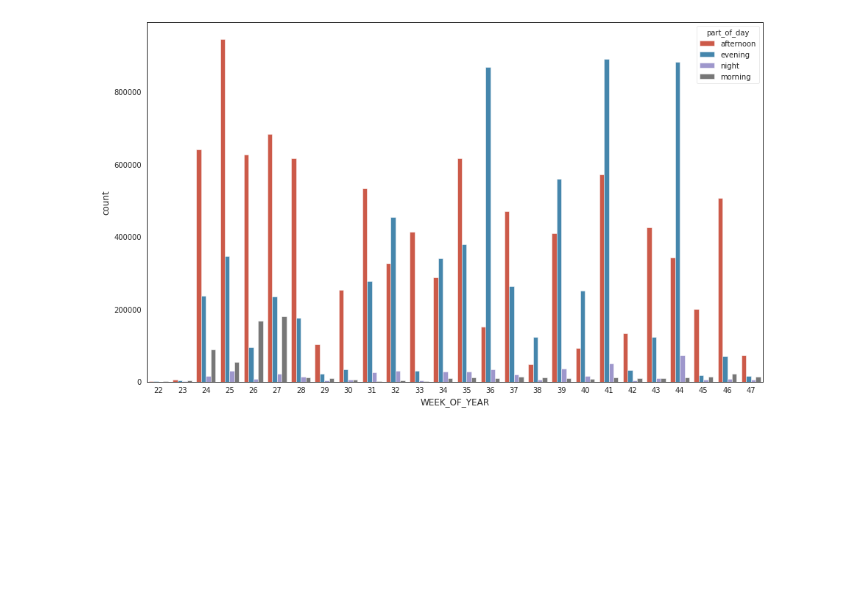
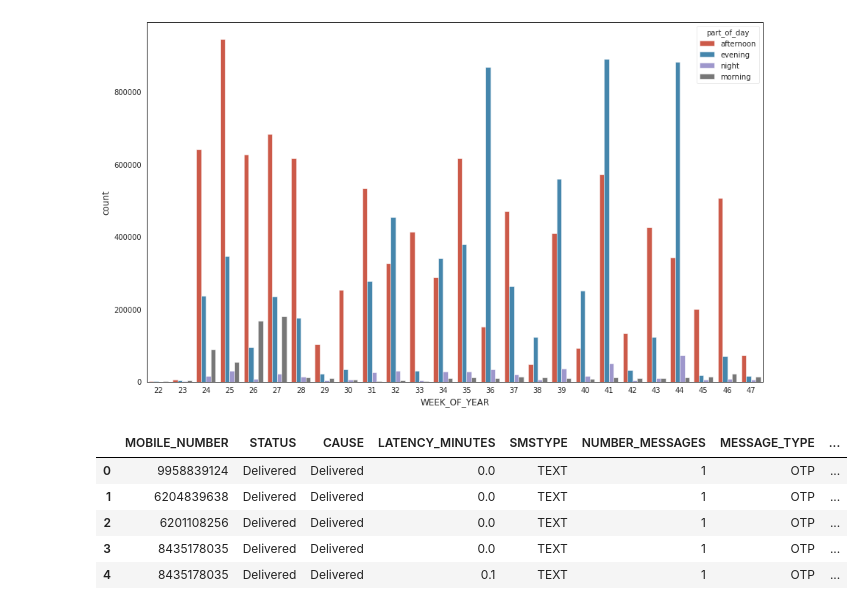
Before and after one commit to asimds/26DECOPFAIL, a Jupyter notebook: CLEANED_MSG_ANALYSIS+.ipynb, the cells around one changed output. Saved outputs shown, nothing was run; the diff lists cells and outputs as text; code cells hidden in the pictures; blank space fills up the shorter version.

```diff
--- a/CLEANED_MSG_ANALYSIS+.ipynb
+++ b/CLEANED_MSG_ANALYSIS+.ipynb
@@ -306,0 +288,9 @@ sns.scatterplot(x='LATENCY_MINUTES',y='NUMBER_MESSAGES',hue='MESSAGE_TYPE',data=
+# %%
+df1.head()
+# %% [output]
+|  | MOBILE_NUMBER | STATUS | CAUSE | LATENCY_MINUTES | SMSTYPE | NUMBER_MESSAGES | MESSAGE_TYPE | ... |
+| 0 | 9958839124 | Delivered | Delivered | 0.0 | TEXT | 1 | OTP | ... |
+| 1 | 6204839638 | Delivered | Delivered | 0.0 | TEXT | 1 | OTP | ... |
+| 2 | 6201108256 | Delivered | Delivered | 0.0 | TEXT | 1 | OTP | ... |
+| 3 | 8435178035 | Delivered | Delivered | 0.0 | TEXT | 1 | OTP | ... |
+| 4 | 8435178035 | Delivered | Delivered | 0.1 | TEXT | 1 | OTP | ... |
```
Also changed, not shown: parts of 13 cells of this notebook.
